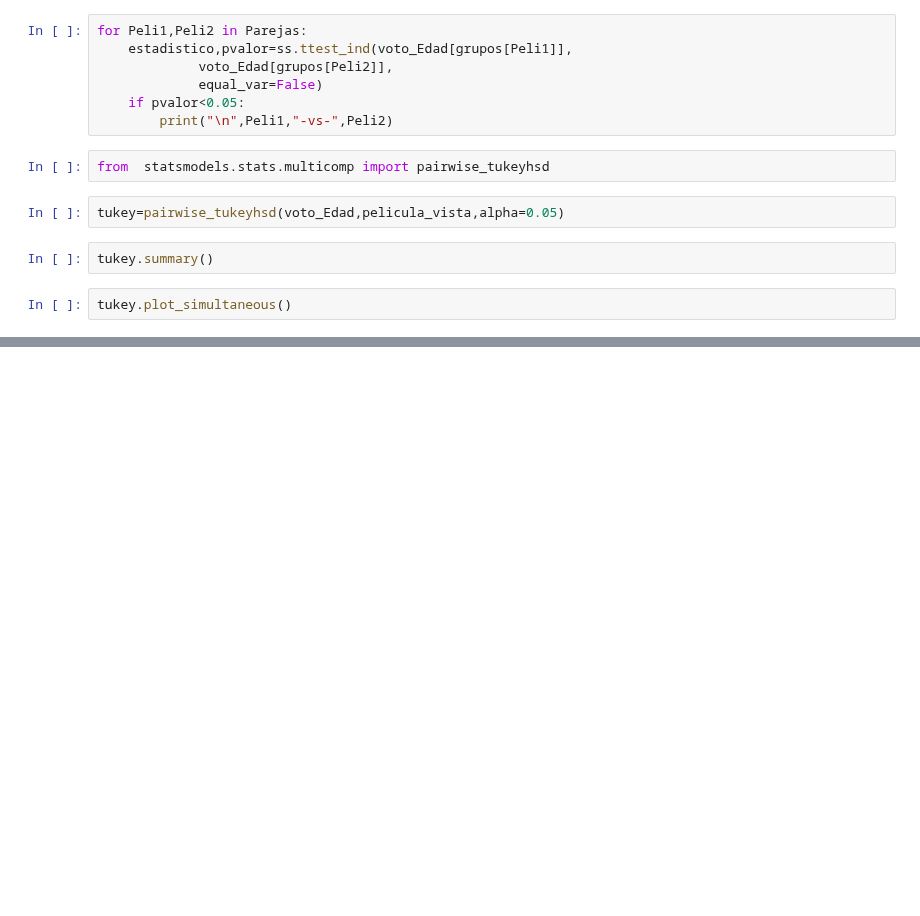
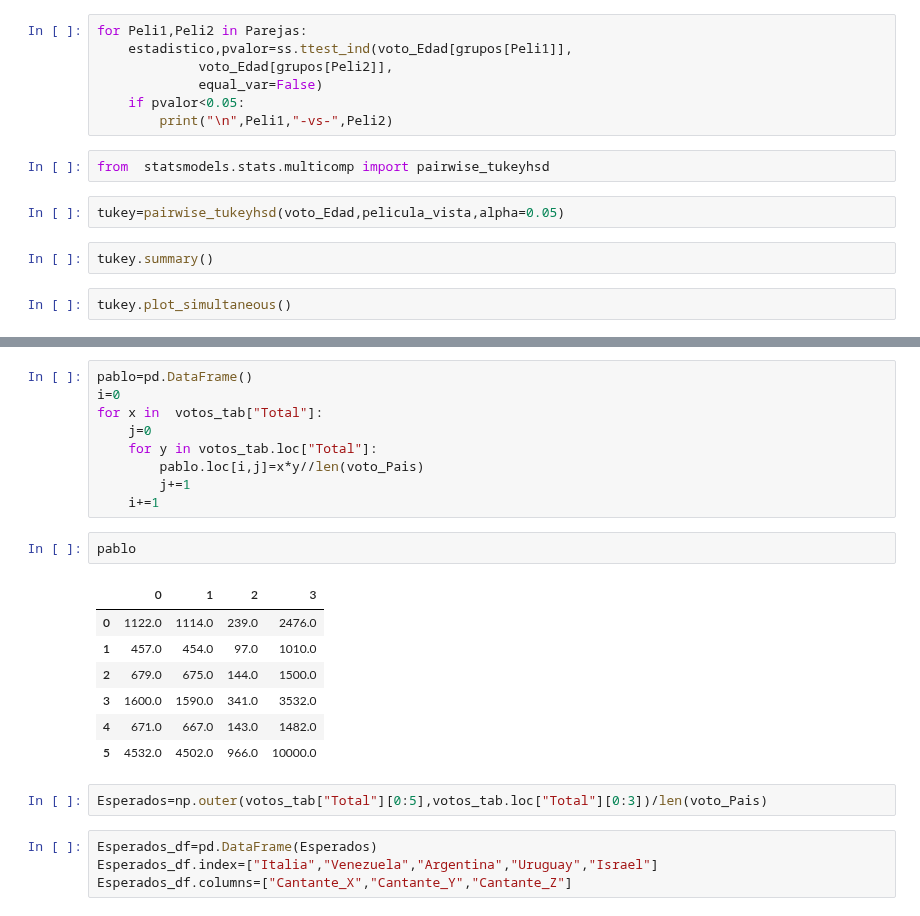
Before and after one commit to jsanz81/Bootcamp_Abril2023, a Jupyter notebook: 04_Estadística/06_TestHipotesis/Test_Hipotesis.ipynb, the cells around one changed output, grey strips where cells are left out. Drawn from its saved outputs; the diff is of its cells as text; blank space fills up the shorter version.

```diff
--- a/04_Estadística/06_TestHipotesis/Test_Hipotesis.ipynb
+++ b/04_Estadística/06_TestHipotesis/Test_Hipotesis.ipynb
@@ -166,0 +310,25 @@ tukey.plot_simultaneous()
+# %%
+pablo=pd.DataFrame()
+i=0
+for x in  votos_tab["Total"]:
+    j=0
+    for y in votos_tab.loc["Total"]:
+        pablo.loc[i,j]=x*y//len(voto_Pais)
+        j+=1
+    i+=1
+# %%
+pablo
+# %% [output]
+|  | 0 | 1 | 2 | 3 |
+| 0 | 1122.0 | 1114.0 | 239.0 | 2476.0 |
+| 1 | 457.0 | 454.0 | 97.0 | 1010.0 |
+| 2 | 679.0 | 675.0 | 144.0 | 1500.0 |
+| 3 | 1600.0 | 1590.0 | 341.0 | 3532.0 |
+| 4 | 671.0 | 667.0 | 143.0 | 1482.0 |
+| 5 | 4532.0 | 4502.0 | 966.0 | 10000.0 |
+# %%
+Esperados=np.outer(votos_tab["Total"][0:5],votos_tab.loc["Total"][0:3])/len(voto_Pais)
+# %%
+Esperados_df=pd.DataFrame(Esperados)
+Esperados_df.index=["Italia","Venezuela","Argentina","Uruguay","Israel"]
+Esperados_df.columns=["Cantante_X","Cantante_Y","Cantante_Z"]
```
Also changed, not shown: parts of 33 cells of this notebook.
